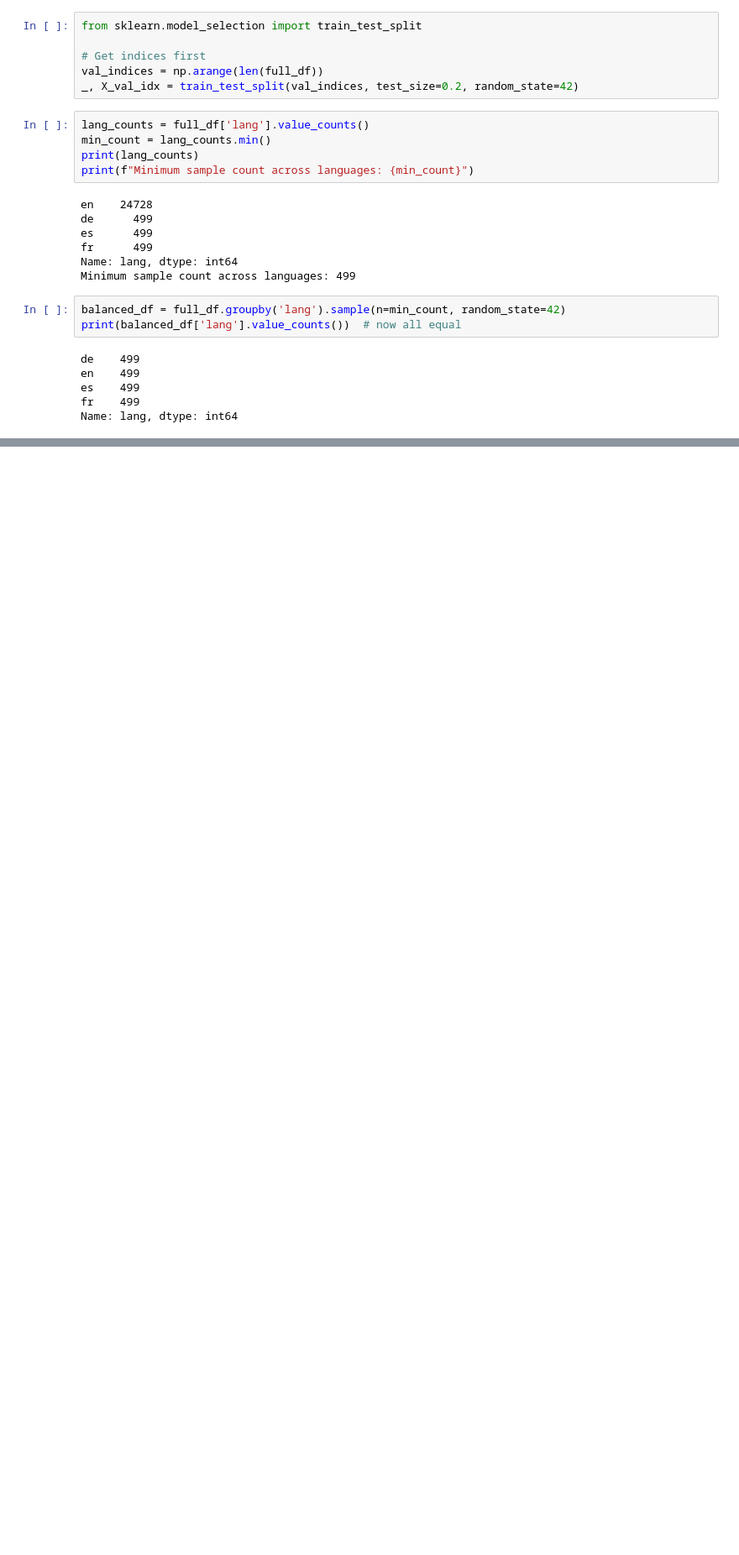
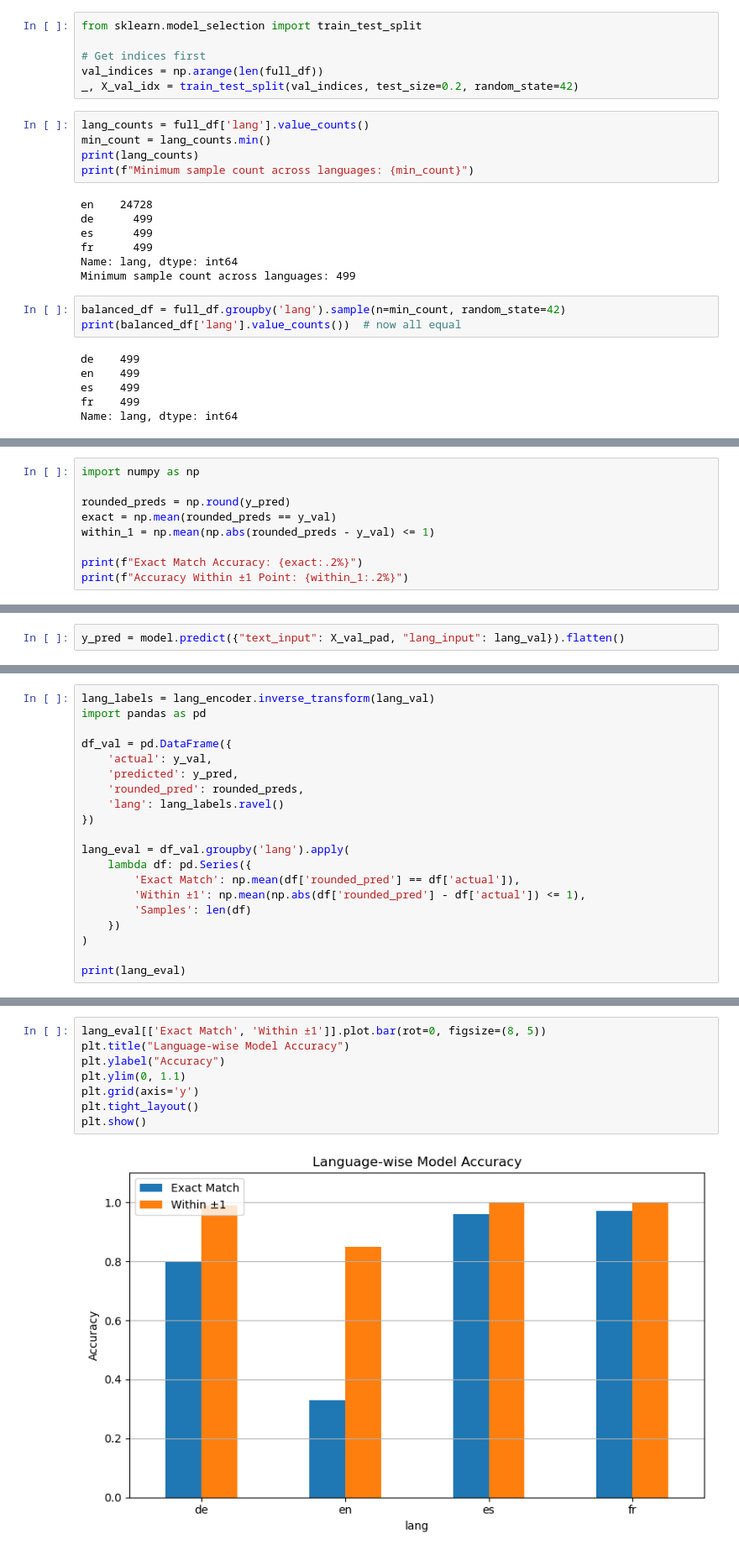
Before and after one commit to Rajeev30/Multilingual-Essay-Evaluator-using-Deep-Learning, a Jupyter notebook: Code.ipynb, the cells around one changed output, grey strips where cells are left out. Shown: that part at 84% size. Cells and saved outputs as stored; diff of their text form; blank space fills up the shorter version.

```diff
--- a/Code.ipynb
+++ b/Code.ipynb
@@ -394,0 +478,9 @@ Name: lang, dtype: int64
+# %%
+import numpy as np
+
+rounded_preds = np.round(y_pred)
+exact = np.mean(rounded_preds == y_val)
+within_1 = np.mean(np.abs(rounded_preds - y_val) <= 1)
+
+print(f"Exact Match Accuracy: {exact:.2%}")
+print(f"Accuracy Within ±1 Point: {within_1:.2%}")
@@ -394,0 +490,2 @@ Name: lang, dtype: int64
+# %%
+y_pred = model.predict({"text_input": X_val_pad, "lang_input": lang_val}).flatten()
@@ -394,0 +494,20 @@ Name: lang, dtype: int64
+# %%
+lang_labels = lang_encoder.inverse_transform(lang_val)
+import pandas as pd
+
+df_val = pd.DataFrame({
+    'actual': y_val,
+    'predicted': y_pred,
+    'rounded_pred': rounded_preds,
+    'lang': lang_labels.ravel()
+})
+
+lang_eval = df_val.groupby('lang').apply(
+    lambda df: pd.Series({
+        'Exact Match': np.mean(df['rounded_pred'] == df['actual']),
+        'Within ±1': np.mean(np.abs(df['rounded_pred'] - df['actual']) <= 1),
+        'Samples': len(df)
+    })
+)
+
+print(lang_eval)
@@ -394,0 +521,10 @@ Name: lang, dtype: int64
+# %%
+lang_eval[['Exact Match', 'Within ±1']].plot.bar(rot=0, figsize=(8, 5))
+plt.title("Language-wise Model Accuracy")
+plt.ylabel("Accuracy")
+plt.ylim(0, 1.1)
+plt.grid(axis='y')
+plt.tight_layout()
+plt.show()
+# %% [output]
+[figure, added]
```
Also changed, not shown: parts of 10 cells of this notebook.
